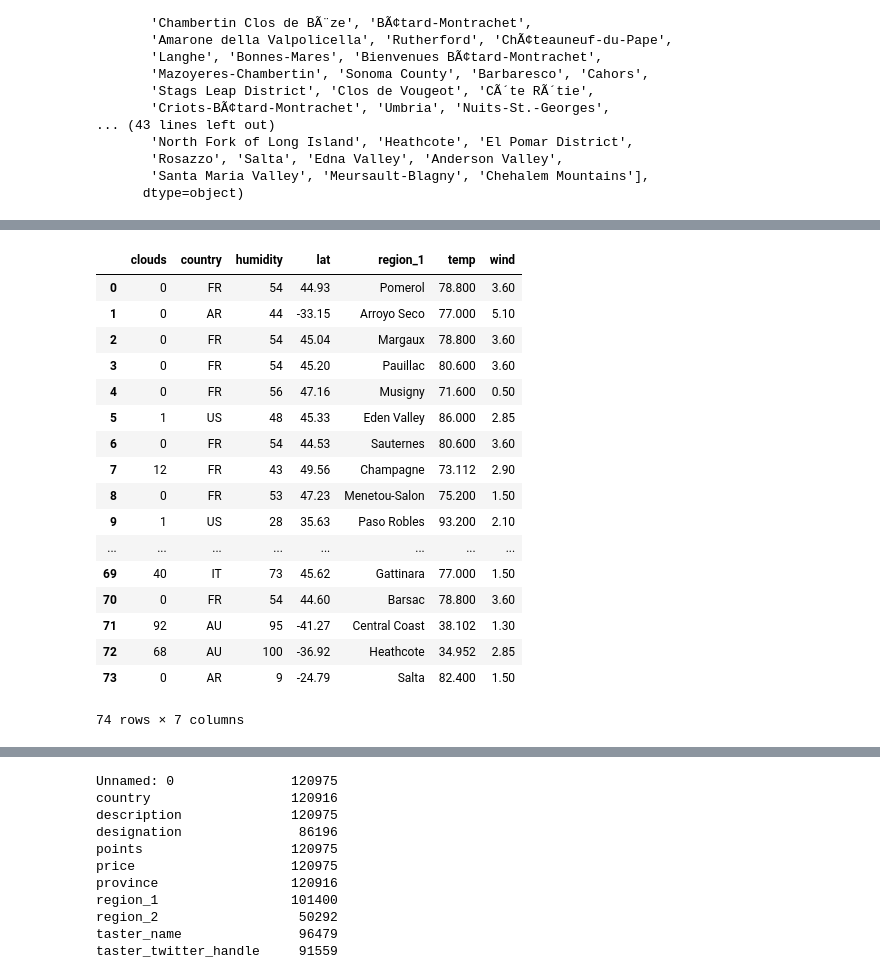
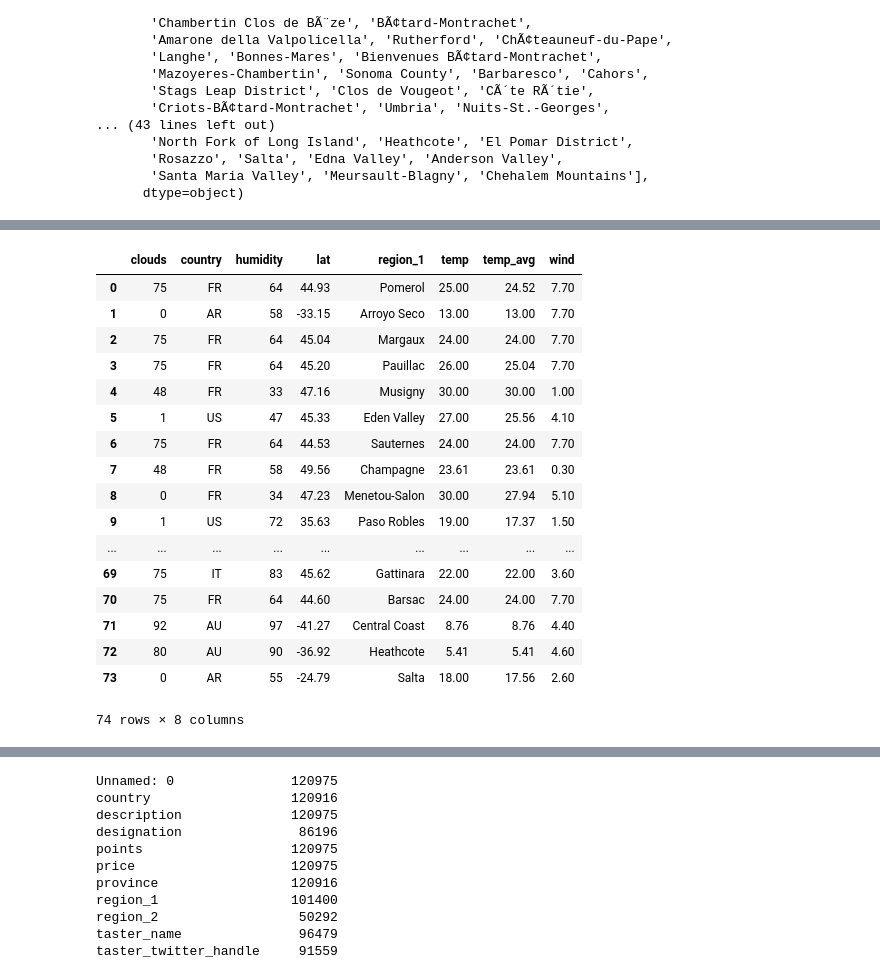
Before and after one commit to sun76779/WineProject, a Jupyter notebook: Weather_Points_Price.ipynb, the cells around one changed output, grey strips where cells are left out. Drawn from its saved outputs; the diff is of its cells as text; code cells hidden in the pictures.

```diff
--- a/Weather_Points_Price.ipynb
+++ b/Weather_Points_Price.ipynb
@@ -170,6 +161,7 @@ rtime = datetime.datetime.fromtimestamp(response_json['dt']).strftime('%m-%d-%Y'
 # %%
 lat = []
 temp = []
+temp_avg = []
 name = []
 country = []
 humidity = []
@@ -182,6 +174,7 @@ for city2 in top_city_list:
     try:
         lat.append(response['coord']['lat'])
         temp.append(response['main']['temp_max'])
+        temp_avg.append(response['main']['temp'])
         humidity.append(response['main']['humidity'])
         wind.append(response['wind']['speed'])
         cloud.append(response['clouds']['all'])
@@ -192,36 +185,38 @@ for city2 in top_city_list:
 # %%
 # create a data frame from cities, lat, and temp
 weather_dict = {
     "region_1": name,
     "country": country,
     "lat": lat,
     "temp": temp,
+    "temp_avg": temp_avg,
     "clouds": cloud,
     "wind": wind,
     "humidity": humidity
 
 }
 weather_data = pd.DataFrame(weather_dict)
-weather_data['temp'] = (9 * weather_data['temp'] + (32 * 5))/5
+#weather_data['temp'] = (9 * weather_data['temp'] + (32 * 5))/5
+#weather_data['temp_avg'] = (9 * weather_data['temp_avg'] + (32 * 5))/5
 weather_data
 # %% [output]
-|  | clouds | country | humidity | lat | region_1 | temp | wind |
-| 0 | 0 | FR | 54 | 44.93 | Pomerol | 78.800 | 3.60 |
-| 1 | 0 | AR | 44 | -33.15 | Arroyo Seco | 77.000 | 5.10 |
-| 2 | 0 | FR | 54 | 45.04 | Margaux | 78.800 | 3.60 |
-| 3 | 0 | FR | 54 | 45.20 | Pauillac | 80.600 | 3.60 |
-| 4 | 0 | FR | 56 | 47.16 | Musigny | 71.600 | 0.50 |
-| 5 | 1 | US | 48 | 45.33 | Eden Valley | 86.000 | 2.85 |
-| 6 | 0 | FR | 54 | 44.53 | Sauternes | 80.600 | 3.60 |
-| 7 | 12 | FR | 43 | 49.56 | Champagne | 73.112 | 2.90 |
-| 8 | 0 | FR | 53 | 47.23 | Menetou-Salon | 75.200 | 1.50 |
-| 9 | 1 | US | 28 | 35.63 | Paso Robles | 93.200 | 2.10 |
-| ... | ... | ... | ... | ... | ... | ... | ... |
-| 69 | 40 | IT | 73 | 45.62 | Gattinara | 77.000 | 1.50 |
-| 70 | 0 | FR | 54 | 44.60 | Barsac | 78.800 | 3.60 |
-| 71 | 92 | AU | 95 | -41.27 | Central Coast | 38.102 | 1.30 |
-| 72 | 68 | AU | 100 | -36.92 | Heathcote | 34.952 | 2.85 |
-| 73 | 0 | AR | 9 | -24.79 | Salta | 82.400 | 1.50 |
+|  | clouds | country | humidity | lat | region_1 | temp | temp_avg | wind |
+| 0 | 75 | FR | 64 | 44.93 | Pomerol | 25.00 | 24.52 | 7.70 |
+| 1 | 0 | AR | 58 | -33.15 | Arroyo Seco | 13.00 | 13.00 | 7.70 |
+| 2 | 75 | FR | 64 | 45.04 | Margaux | 24.00 | 24.00 | 7.70 |
+| 3 | 75 | FR | 64 | 45.20 | Pauillac | 26.00 | 25.04 | 7.70 |
+| 4 | 48 | FR | 33 | 47.16 | Musigny | 30.00 | 30.00 | 1.00 |
+| 5 | 1 | US | 47 | 45.33 | Eden Valley | 27.00 | 25.56 | 4.10 |
+| 6 | 75 | FR | 64 | 44.53 | Sauternes | 24.00 | 24.00 | 7.70 |
+| 7 | 48 | FR | 58 | 49.56 | Champagne | 23.61 | 23.61 | 0.30 |
+| 8 | 0 | FR | 34 | 47.23 | Menetou-Salon | 30.00 | 27.94 | 5.10 |
+| 9 | 1 | US | 72 | 35.63 | Paso Robles | 19.00 | 17.37 | 1.50 |
+| ... | ... | ... | ... | ... | ... | ... | ... | ... |
+| 69 | 75 | IT | 83 | 45.62 | Gattinara | 22.00 | 22.00 | 3.60 |
+| 70 | 75 | FR | 64 | 44.60 | Barsac | 24.00 | 24.00 | 7.70 |
+| 71 | 92 | AU | 97 | -41.27 | Central Coast | 8.76 | 8.76 | 4.40 |
+| 72 | 80 | AU | 90 | -36.92 | Heathcote | 5.41 | 5.41 | 4.60 |
+| 73 | 0 | AR | 55 | -24.79 | Salta | 18.00 | 17.56 | 2.60 |
-74 rows × 7 columns
+74 rows × 8 columns
 # %%
 merge_wine_weather = pd.merge(sort_by_price_desc, weather_data, on = "region_1", how = "left" )
```
Also changed, not shown: parts of 16 cells of this notebook, 6 other files.
